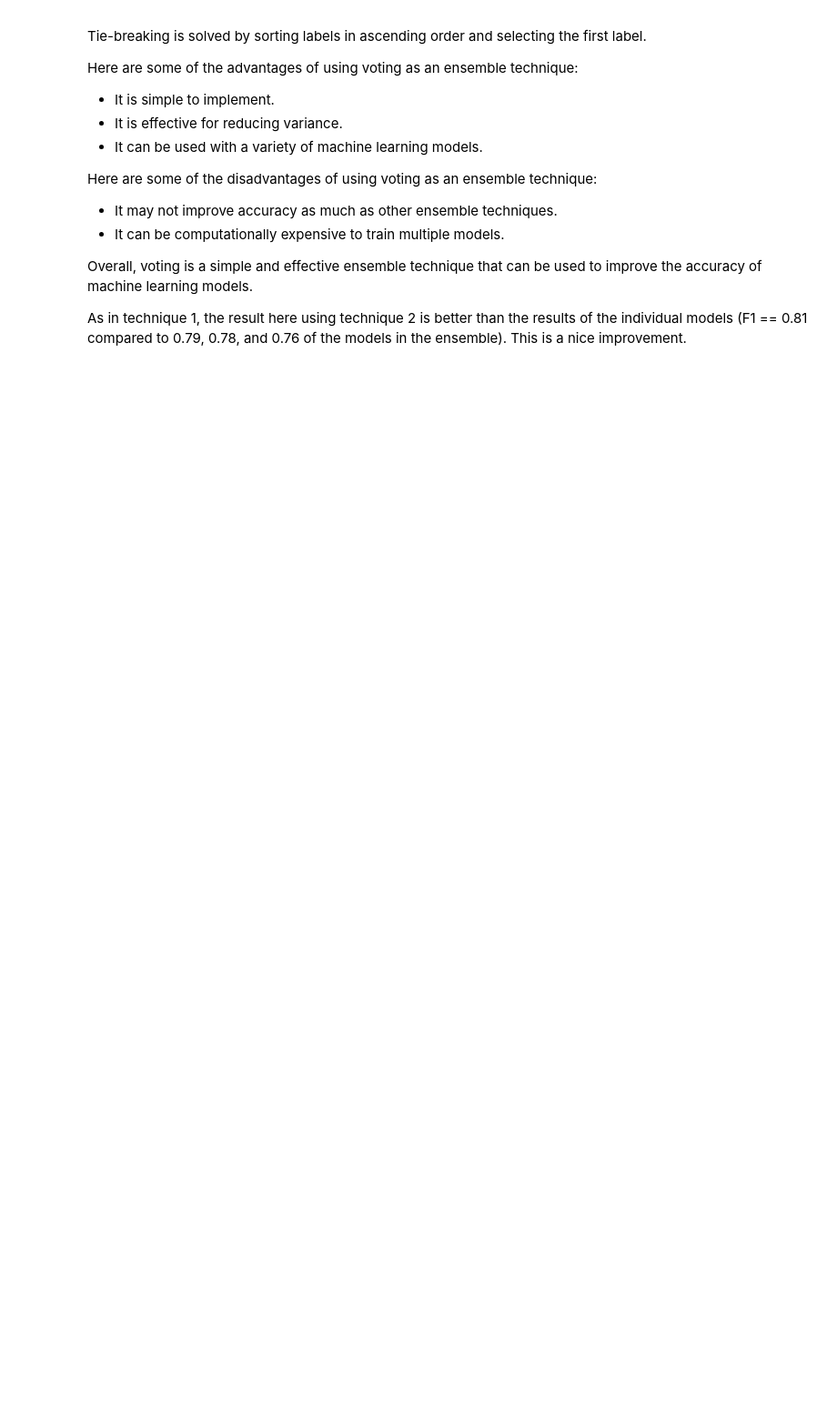
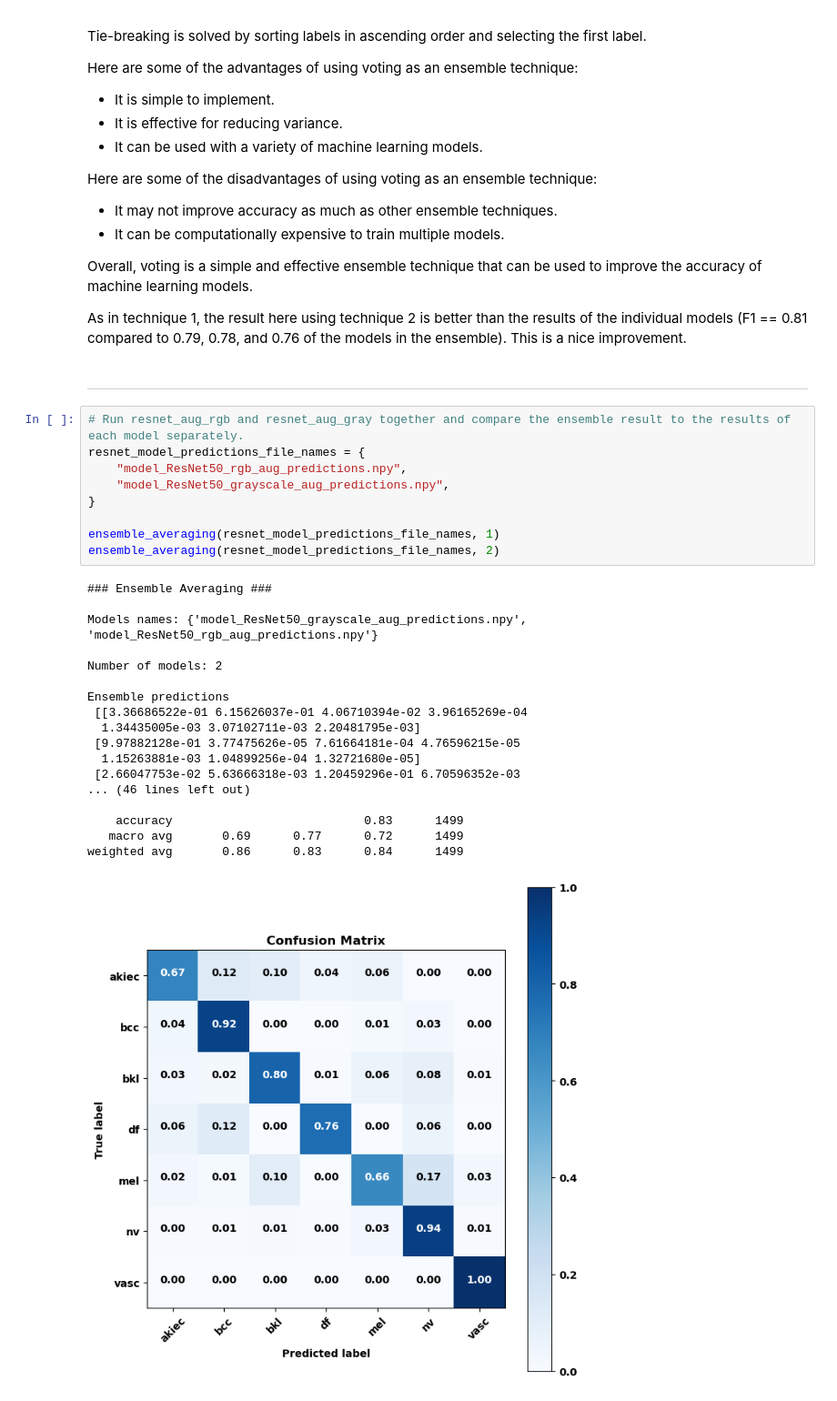
Before and after one commit to Nesher123/skin_lesions_classification, a Jupyter notebook: ensemble_predictions.ipynb, the cells around one changed output. Shown at 91% size. Saved outputs shown, nothing was run; the diff lists cells and outputs as text; blank space fills up the shorter version.

Commit message:
updating ensemble_predictions.ipynb - combined both techniques into a single function to make everything more readable

```diff
--- a/ensemble_predictions.ipynb
+++ b/ensemble_predictions.ipynb
@@ -199,3 +197,33 @@ Overall, voting is a simple and effective ensemble technique that can be used to
 
 
 As in technique 1, the result here using technique 2 is better than the results of the individual models (F1 == 0.81 compared to 0.79, 0.78, and 0.76 of the models in the ensemble). This is a nice improvement.
+# %% [markdown]
+---
+# %%
+# Run resnet_aug_rgb and resnet_aug_gray together and compare the ensemble result to the results of each model separately.
+resnet_model_predictions_file_names = {
+    "model_ResNet50_rgb_aug_predictions.npy",
+    "model_ResNet50_grayscale_aug_predictions.npy",
+}
+
+ensemble_averaging(resnet_model_predictions_file_names, 1)
+ensemble_averaging(resnet_model_predictions_file_names, 2)
+# %% [output]
+### Ensemble Averaging ###
+
+Models names: {'model_ResNet50_grayscale_aug_predictions.npy', 'model_ResNet50_rgb_aug_predictions.npy'}
+
+Number of models: 2
+
+Ensemble predictions
+ [[3.36686522e-01 6.15626037e-01 4.06710394e-02 3.96165269e-04
+  1.34435005e-03 3.07102711e-03 2.20481795e-03]
+ [9.97882128e-01 3.77475626e-05 7.61664181e-04 4.76596215e-05
+  1.15263881e-03 1.04899256e-04 1.32721680e-05]
+ [2.66047753e-02 5.63666318e-03 1.20459296e-01 6.70596352e-03
+... (46 lines left out)
+
+    accuracy                           0.83      1499
+   macro avg       0.69      0.77      0.72      1499
+weighted avg       0.86      0.83      0.84      1499
+[figure, added]
```
Also changed, not shown: parts of 14 cells of this notebook.
